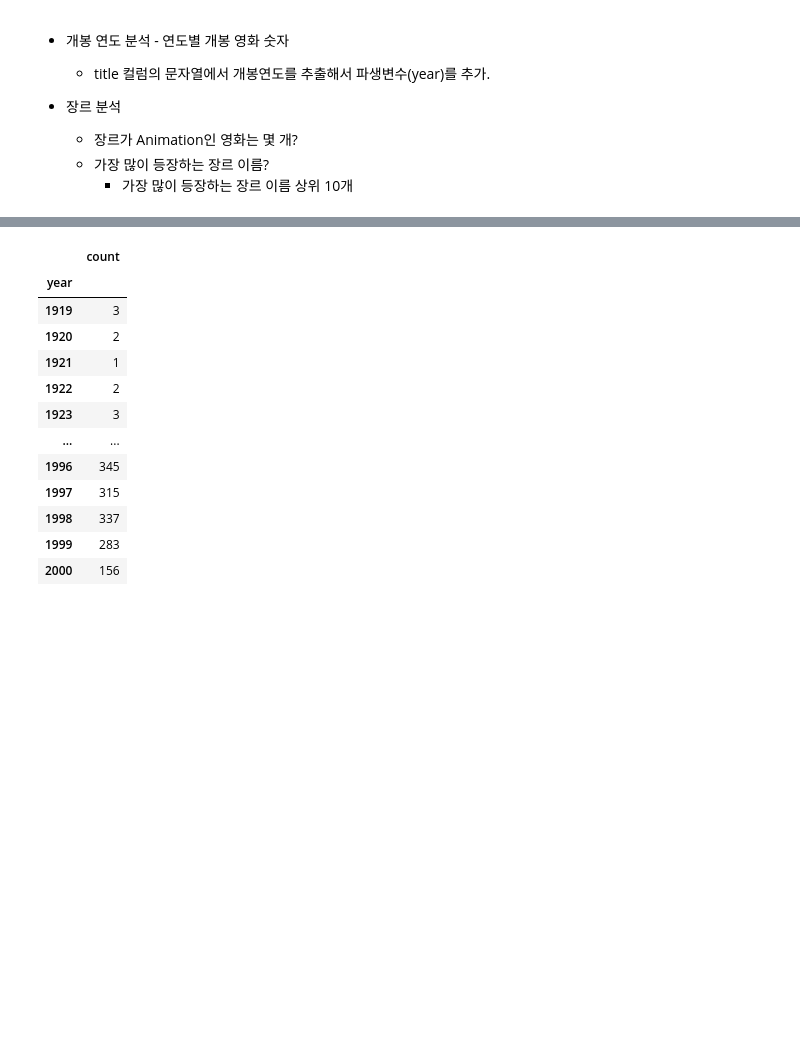
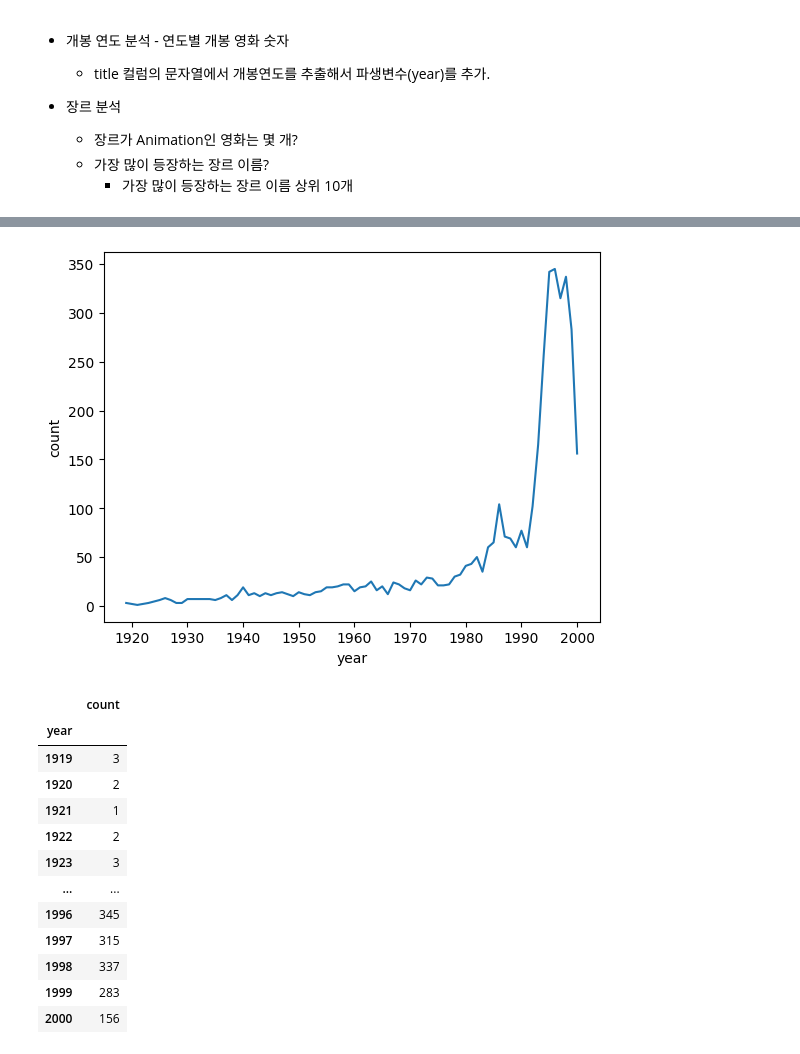
Before and after one commit to YounJJ/202511_BD53, a Jupyter notebook: lab_python/da09_str.ipynb, the cells around one changed output, grey strips where cells are left out. Cells and saved outputs as stored; diff of their text form; code cells hidden in the pictures; blank space fills up the shorter version.

```diff
--- a/lab_python/da09_str.ipynb
+++ b/lab_python/da09_str.ipynb
@@ -399,3 +468,9 @@ memory usage: 91.1+ KB
+# %%
+#
+sns.lineplot(data=year_count)
+plt.show()
+# %% [output]
+[figure, added]
 # %%
 movies["year"] = movies.title.str[-5:-1]
 movies.year.value_counts().sort_index()
```
Also changed, not shown: parts of 28 cells of this notebook.
